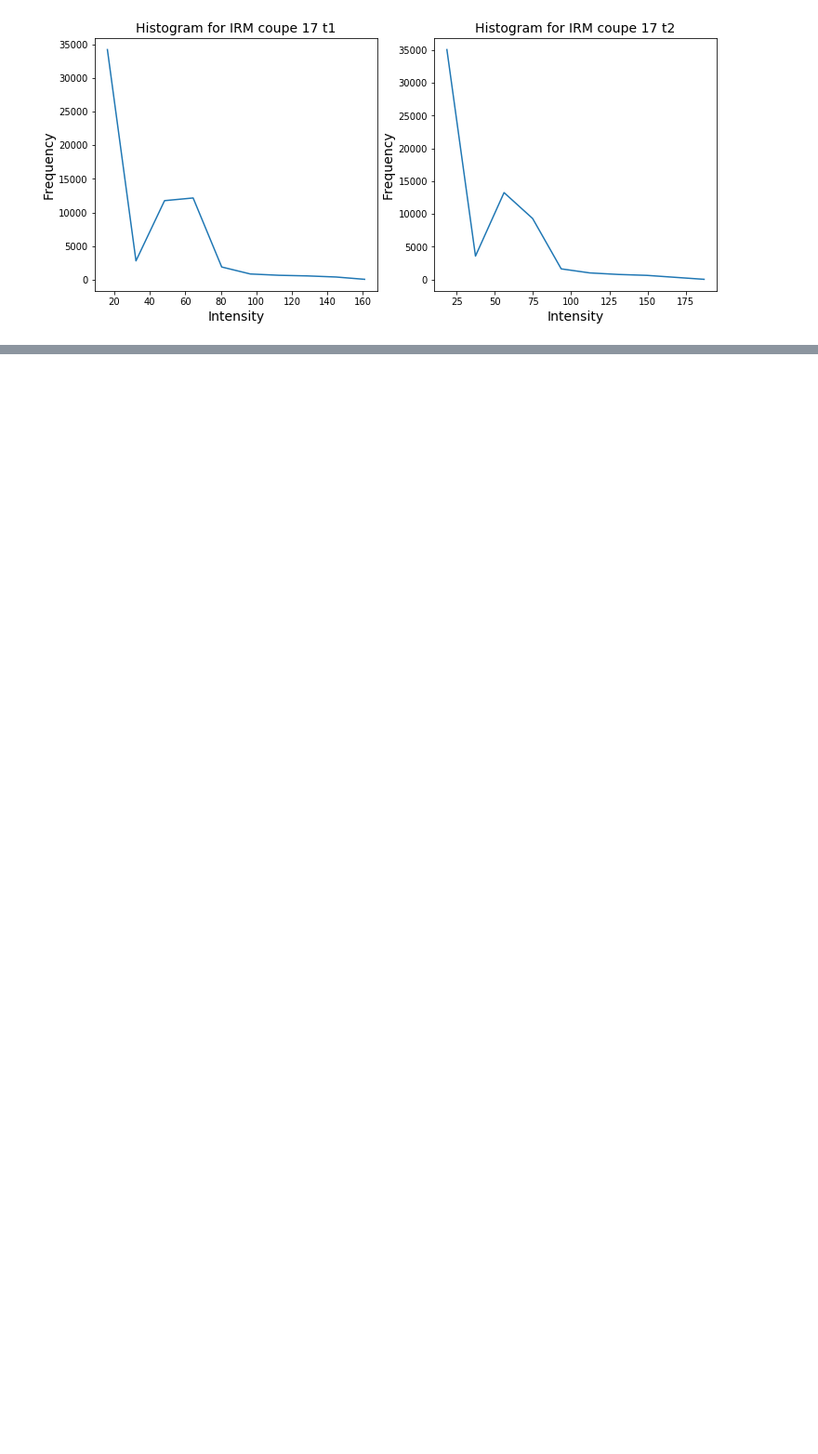
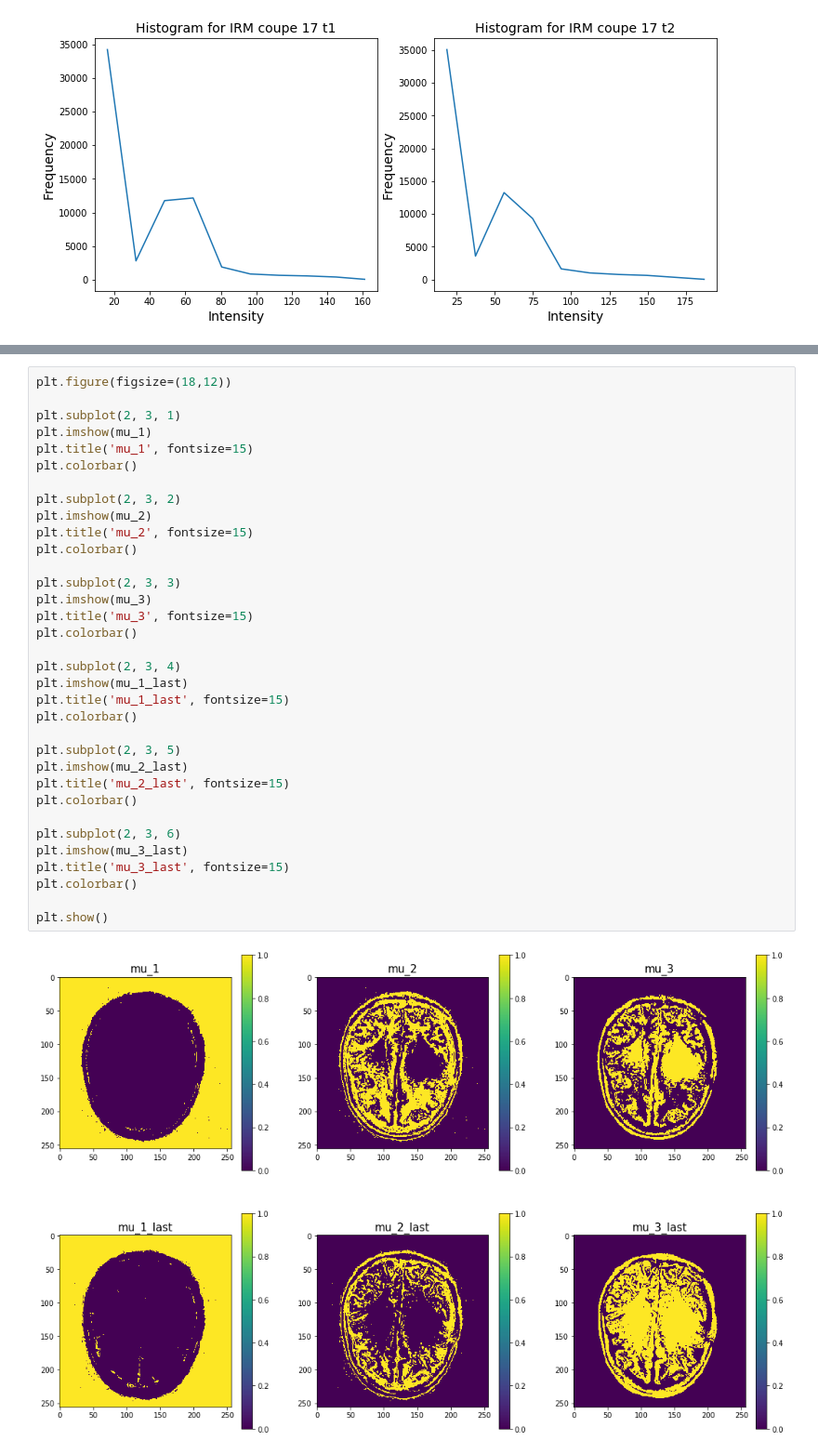
Before and after one commit to A-EL-YAAGOUBI/ML, a Jupyter notebook: Medical Imaging/FCM.ipynb, the cells around one changed output, grey strips where cells are left out. Shown at 93% size. Drawn from its saved outputs; the diff is of its cells as text; blank space fills up the shorter version.

```diff
--- a/Medical Imaging/FCM.ipynb
+++ b/Medical Imaging/FCM.ipynb
@@ -65,0 +163,36 @@ plt.show()
+# %%
+plt.figure(figsize=(18,12))
+
+plt.subplot(2, 3, 1)
+plt.imshow(mu_1)
+plt.title('mu_1', fontsize=15)
+plt.colorbar()
+
+plt.subplot(2, 3, 2)
+plt.imshow(mu_2)
+plt.title('mu_2', fontsize=15)
+plt.colorbar()
+
+plt.subplot(2, 3, 3)
+plt.imshow(mu_3)
+plt.title('mu_3', fontsize=15)
+plt.colorbar()
+
+plt.subplot(2, 3, 4)
+plt.imshow(mu_1_last)
+plt.title('mu_1_last', fontsize=15)
+plt.colorbar()
+
+plt.subplot(2, 3, 5)
+plt.imshow(mu_2_last)
+plt.title('mu_2_last', fontsize=15)
+plt.colorbar()
+
+plt.subplot(2, 3, 6)
+plt.imshow(mu_3_last)
+plt.title('mu_3_last', fontsize=15)
+plt.colorbar()
+
+plt.show()
+# %% [output]
+[figure, added]
```
Also changed, not shown: parts of 4 cells of this notebook.
